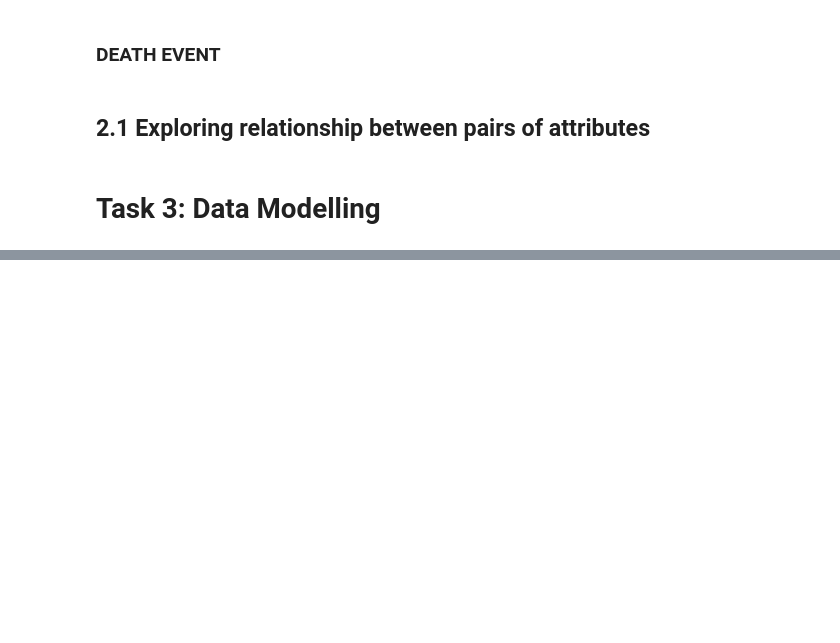
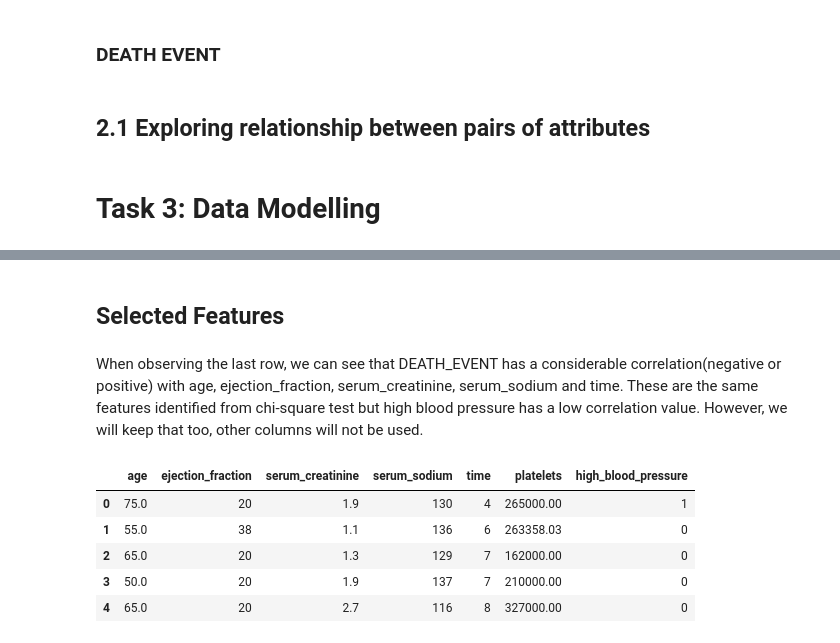
Before and after one commit to Ghost-Recon131/PDS-Assignment2, a Jupyter notebook: assignment2.ipynb, the cells around one changed output, grey strips where cells are left out. Cells and saved outputs as stored; diff of their text form; code cells hidden in the pictures; blank space fills up the shorter version.

```diff
--- a/assignment2.ipynb
+++ b/assignment2.ipynb
@@ -566,0 +621,16 @@ located beyond the upper outlier threshold of 67.5, which could be an indicator
+# %% [markdown]
+## Selected Features
+# %% [markdown]
+When observing the last row, we can see that DEATH_EVENT has a considerable correlation(negative or positive) with age,
+ejection_fraction, serum_creatinine, serum_sodium and time. These are the same features identified from chi-square test
+but high blood pressure has a low correlation value. However, we will keep that too, other columns will not be used.
+# %%
+HFCR_F = HFCR[['age', 'ejection_fraction', 'serum_creatinine', 'serum_sodium', 'time', 'platelets', 'high_blood_pressure']]
+HFCR_F.head(5)
+# %% [output]
+|  | age | ejection_fraction | serum_creatinine | serum_sodium | time | platelets | high_blood_pressure |
+| 0 | 75.0 | 20 | 1.9 | 130 | 4 | 265000.00 | 1 |
+| 1 | 55.0 | 38 | 1.1 | 136 | 6 | 263358.03 | 0 |
+| 2 | 65.0 | 20 | 1.3 | 129 | 7 | 162000.00 | 0 |
+| 3 | 50.0 | 20 | 1.9 | 137 | 7 | 210000.00 | 0 |
+| 4 | 65.0 | 20 | 2.7 | 116 | 8 | 327000.00 | 0 |
```
Also changed, not shown: parts of 29 cells of this notebook.
